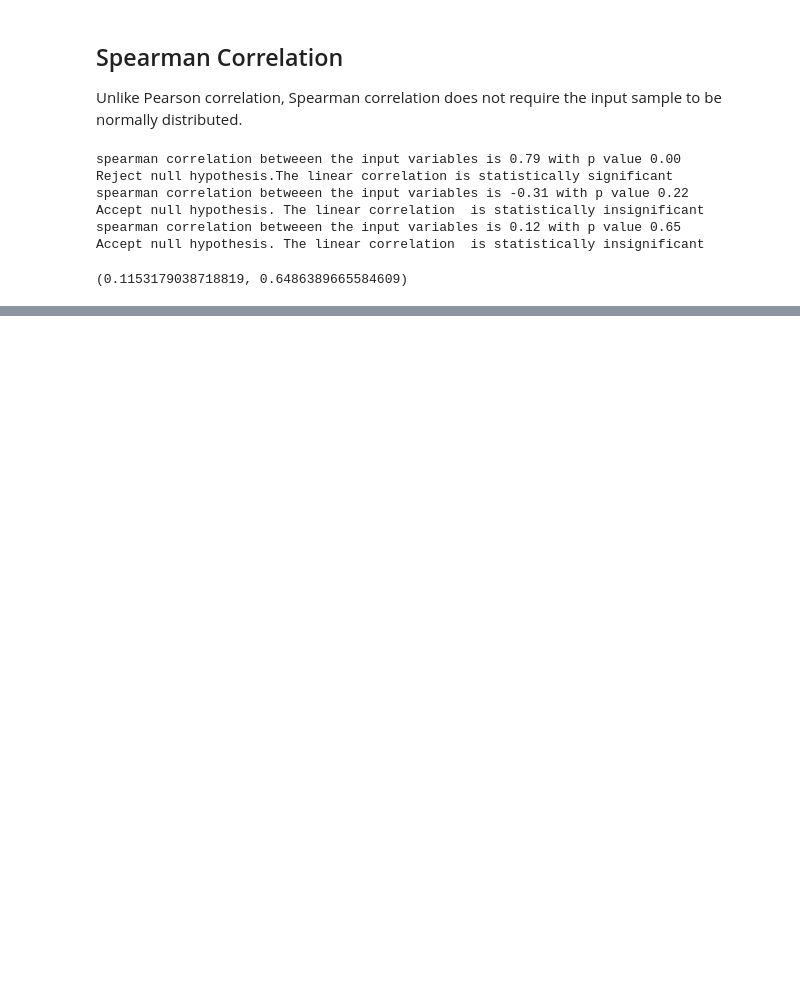
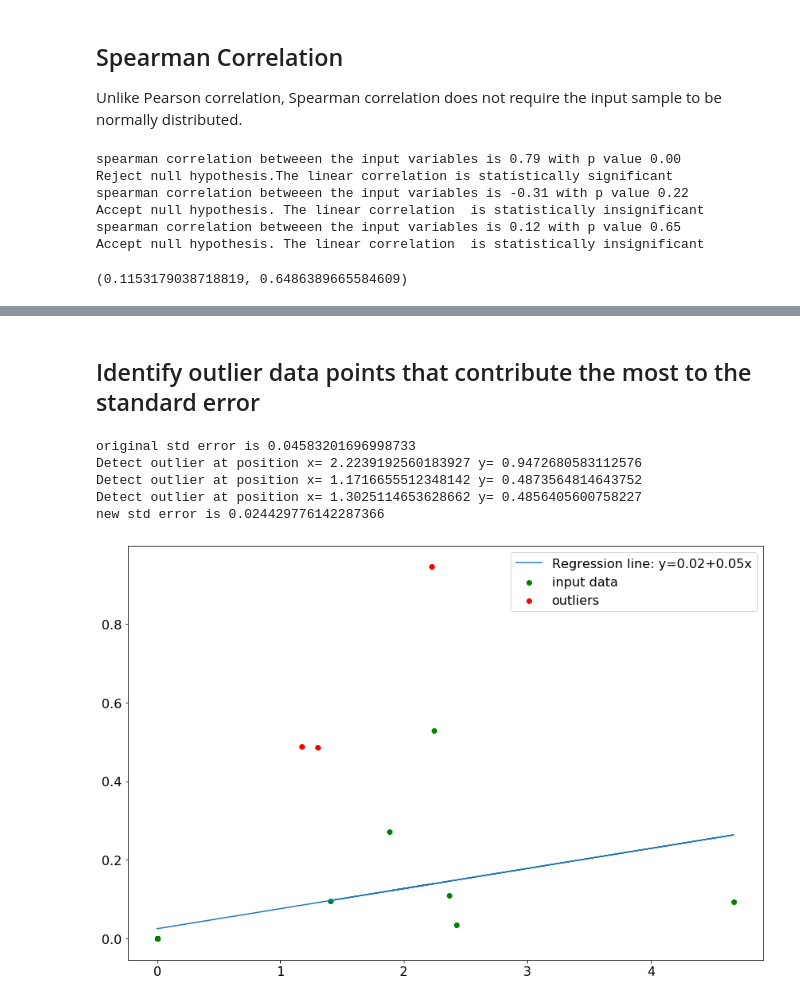
Before and after one commit to BatteryDesign/BatteryRateCap, a Jupyter notebook: Demo/Demo_correlation_test.ipynb, the cells around one changed output, grey strips where cells are left out. Drawn from its saved outputs; the diff is of its cells as text; code cells hidden in the pictures; blank space fills up the shorter version.

Commit message:
updated outlier id function

```diff
--- a/Demo/Demo_correlation_test.ipynb
+++ b/Demo/Demo_correlation_test.ipynb
@@ -81,0 +89,11 @@ correlationtest.plot_linear_regression(n, tau)
+# %% [markdown]
+## Identify outlier data points that contribute the most to the standard error
+# %%
+x_no_outliers, y_no_outliers = correlationtest.linear_outliers(n,tau,3)
+# %% [output]
+original std error is 0.04583201696998733
+Detect outlier at position x= 2.2239192560183927 y= 0.9472680583112576
+Detect outlier at position x= 1.1716655512348142 y= 0.4873564814643752
+Detect outlier at position x= 1.3025114653628662 y= 0.4856405600758227
+new std error is 0.024429776142287366
+[figure, added]
```
Also changed, not shown: parts of 7 cells of this notebook, 1 other file.
